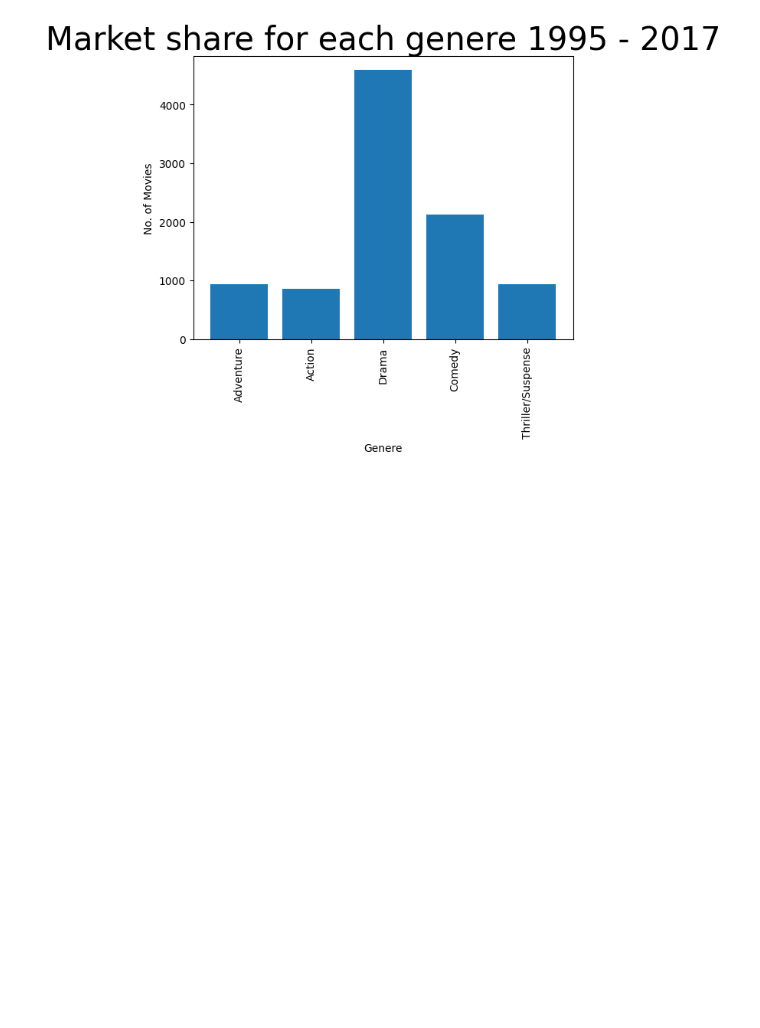
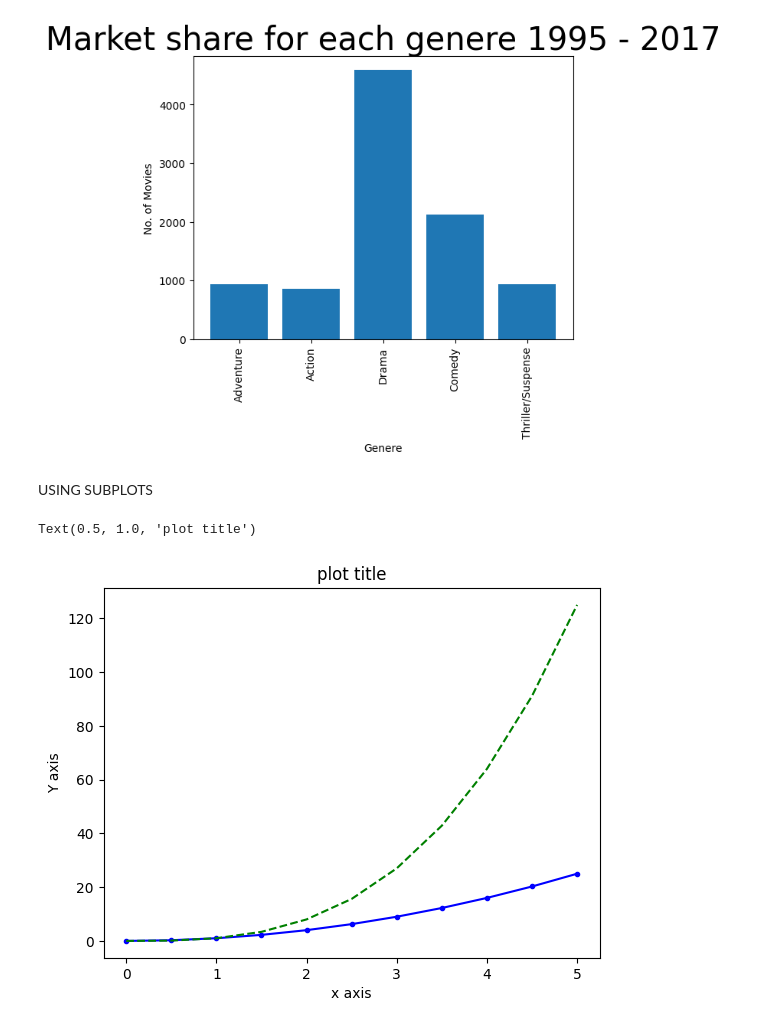
Before and after one commit to Webwizards60/Ai-Ml-workshop, a Jupyter notebook: matplotlib/matplotlib.ipynb, the cells around one changed output. Saved outputs shown, nothing was run; the diff lists cells and outputs as text; code cells hidden in the pictures; blank space fills up the shorter version.

Commit message:
completed matplotlib

```diff
--- a/matplotlib/matplotlib.ipynb
+++ b/matplotlib/matplotlib.ipynb
@@ -92,3 +92,19 @@ no_movies = [941, 854, 4595, 2125, 942]
 plot_bar_x()
 # %% [output]
 [figure]
+# %% [markdown]
+USING SUBPLOTS
+# %%
+#USING SUBPLOTS
+%matplotlib inline
+x = np.linspace(0, 5, 11)
+fig, ax = plt.subplots()
+ax.plot(x, x**2, 'b.-')
+ax.plot(x, x**3, 'g--')
+
+ax.set_xlabel("x axis")
+ax.set_ylabel("Y axis")
+ax.set_title("plot title")
+# %% [output]
+Text(0.5, 1.0, 'plot title')
+[figure, added]
```
Also changed, not shown: parts of 4 cells of this notebook.
